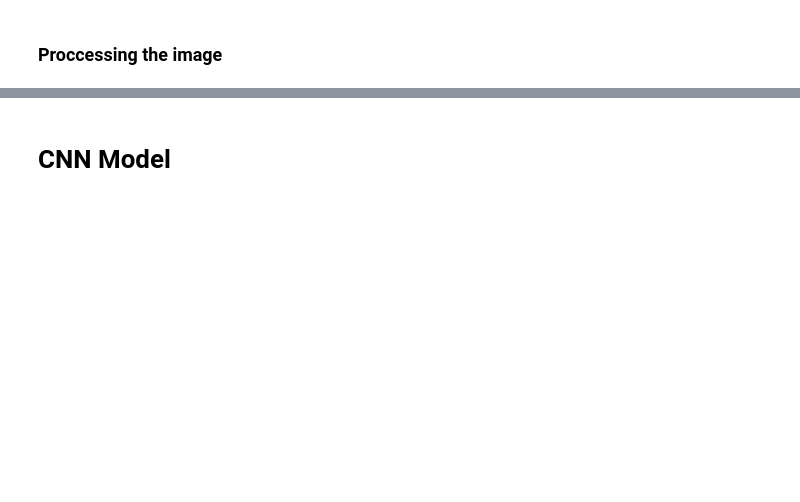
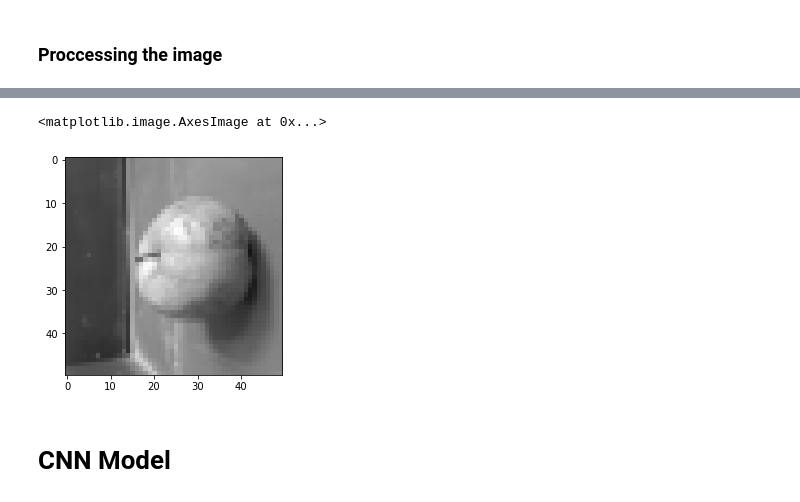
Before and after one commit to ChetanKrishna07/Fruit_Recognition, a Jupyter notebook: Fruit Recognition.ipynb, the cells around one changed output, grey strips where cells are left out. Cells and saved outputs as stored; diff of their text form; code cells hidden in the pictures; blank space fills up the shorter version.

```diff
--- a/Fruit Recognition.ipynb
+++ b/Fruit Recognition.ipynb
@@ -89,3 +88,8 @@ norm_testX.shape
+# %%
+plt.imshow(norm_testX[9])
+# %% [output]
+<matplotlib.image.AxesImage at 0x...>
+[figure, added]
 # %% [markdown]
 # CNN Model
 # %%
```
Also changed, not shown: parts of 15 cells of this notebook.
